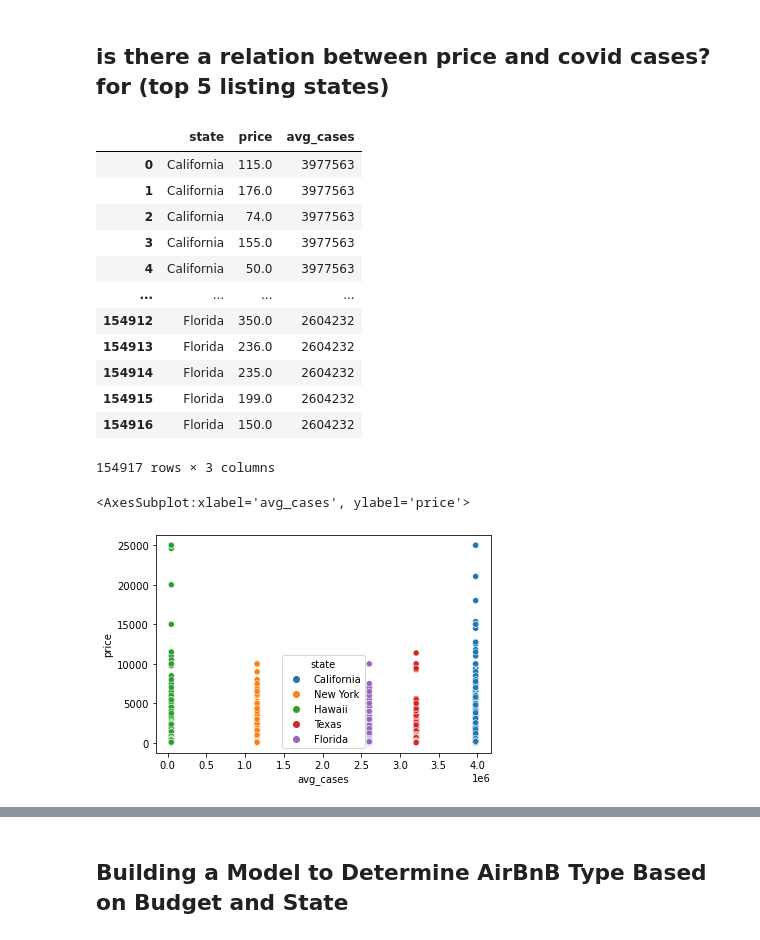
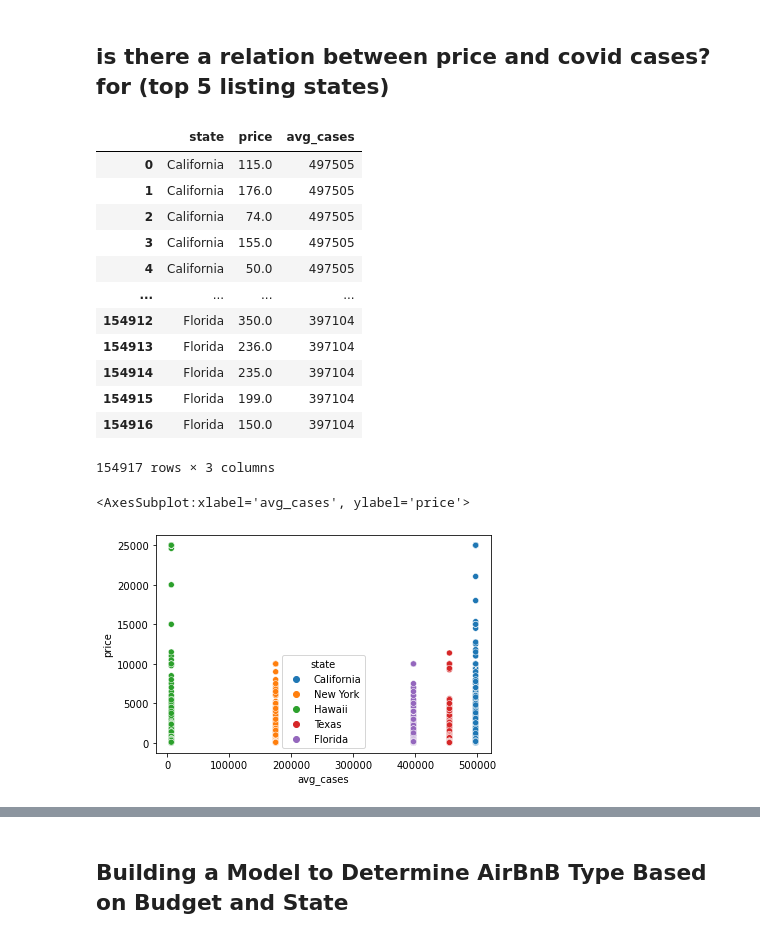
Before and after one commit to ddangwal1909/EAS503_Project_AIRBNB_Analysis, a Jupyter notebook: AIRBNB_ANALYSIS.ipynb, the cells around one changed output, grey strips where cells are left out. Saved outputs shown, nothing was run; the diff lists cells and outputs as text; code cells hidden in the pictures.

```diff
--- a/AIRBNB_ANALYSIS.ipynb
+++ b/AIRBNB_ANALYSIS.ipynb
@@ -1026,7 +1027,7 @@ sns.lineplot(data=df, x="submission_date", y="tot_cases", hue="State")
 query = '''
 select
 a.state,
-a.price,
+a.price as price,
 cast(c.avg_cases as int) as avg_cases
 from
 airbnb_data_new a
@@ -1039,42 +1040,42 @@ state,
 avg(tot_cases) as avg_cases
 from
 Covid19
-where submission_date between 20210101 and 20211231
+where submission_date between 20200101 and 20201231
 group by state
 ) c
 on b.State_code = c.state
 inner join
 (
 select state,count(distinct host_id) as cnt
 from airbnb_data_new
 group by state
 order by cnt desc
 limit 5
 ) d
 on a.state = d.state
 '''
 
 normalized_database_filename='airbnb.db'
 conn = create_connection(normalized_database_filename)
 cur = conn.cursor()
 df = pd.read_sql_query(query, conn)
 display(df)
 conn.close()
 
 sns.scatterplot(data=df, x="avg_cases", y="price",hue='state')
 # %% [output]
 |  | state | price | avg_cases |
-| 0 | California | 115.0 | 3977563 |
-| 1 | California | 176.0 | 3977563 |
-| 2 | California | 74.0 | 3977563 |
-| 3 | California | 155.0 | 3977563 |
-| 4 | California | 50.0 | 3977563 |
+| 0 | California | 115.0 | 497505 |
+| 1 | California | 176.0 | 497505 |
+| 2 | California | 74.0 | 497505 |
+| 3 | California | 155.0 | 497505 |
+| 4 | California | 50.0 | 497505 |
 | ... | ... | ... | ... |
-| 154912 | Florida | 350.0 | 2604232 |
-| 154913 | Florida | 236.0 | 2604232 |
-| 154914 | Florida | 235.0 | 2604232 |
-| 154915 | Florida | 199.0 | 2604232 |
-| 154916 | Florida | 150.0 | 2604232 |
+| 154912 | Florida | 350.0 | 397104 |
+| 154913 | Florida | 236.0 | 397104 |
+| 154914 | Florida | 235.0 | 397104 |
+| 154915 | Florida | 199.0 | 397104 |
+| 154916 | Florida | 150.0 | 397104 |
 154917 rows × 3 columns
 <AxesSubplot:xlabel='avg_cases', ylabel='price'>
-[figure, old version]
+[figure, new version]
```
Also changed, not shown: parts of 4 cells of this notebook.
